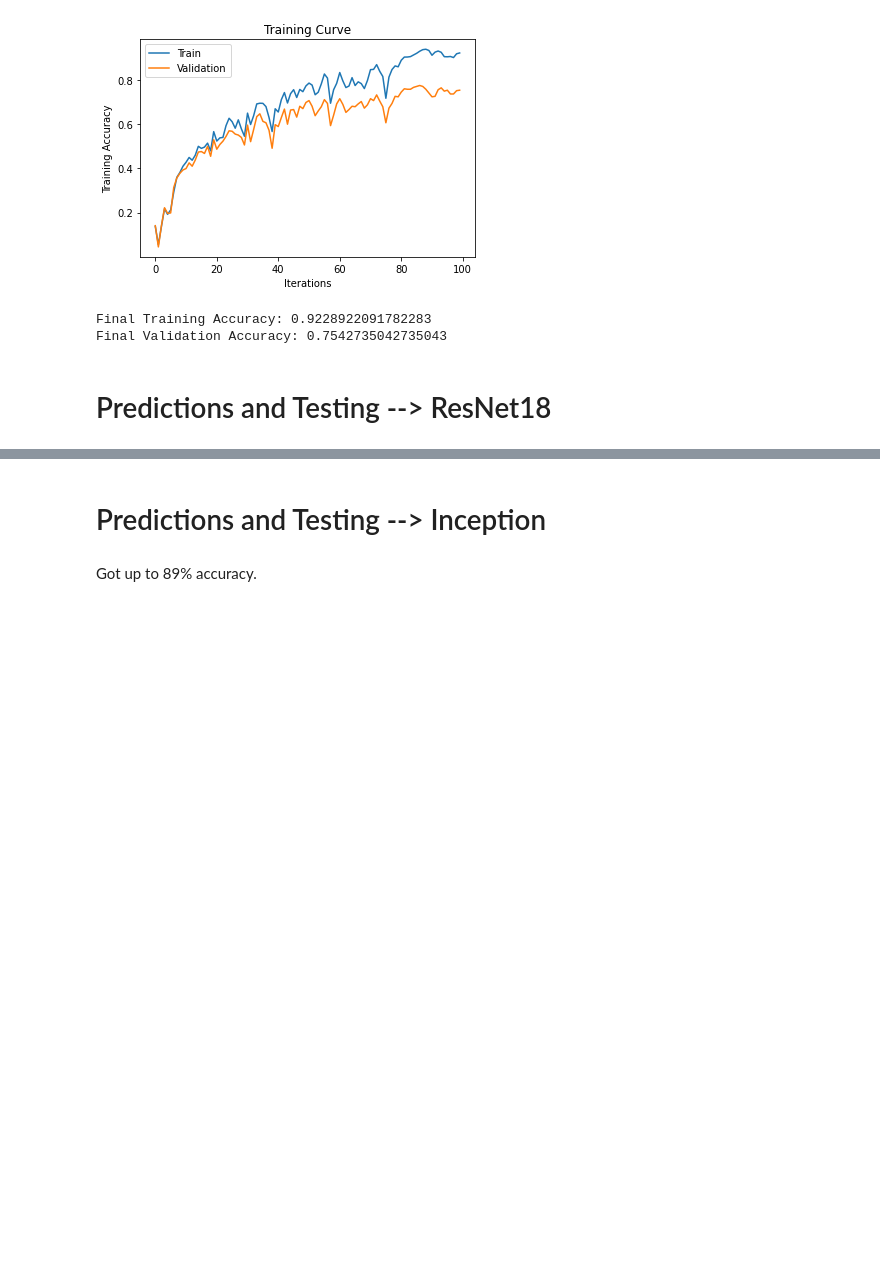
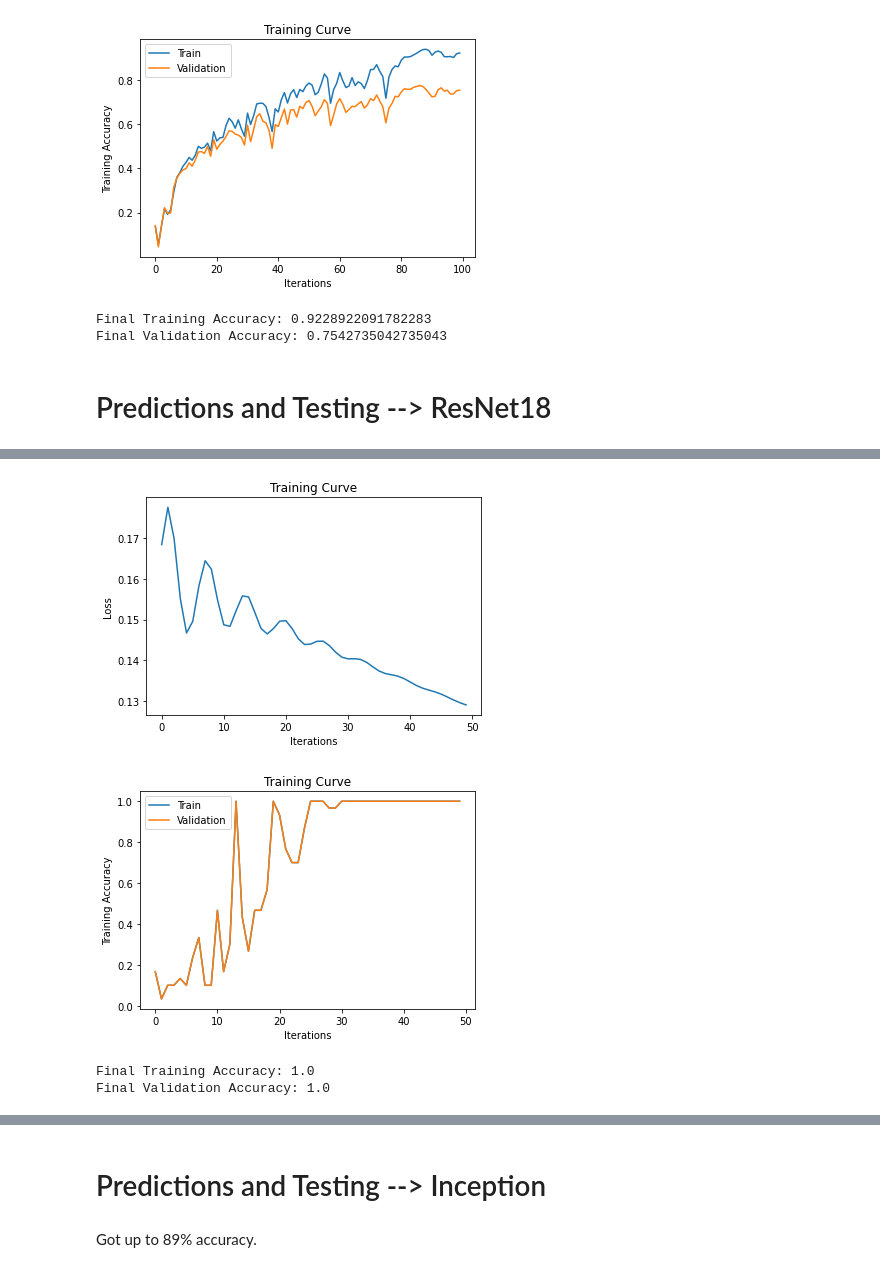
Before and after one commit to rozariot/Waste-Classification-Project, a Jupyter notebook: WasteClassificationProject.ipynb, the cells around one changed output, grey strips where cells are left out. Saved outputs shown, nothing was run; the diff lists cells and outputs as text; code cells hidden in the pictures; blank space fills up the shorter version.

```diff
--- a/WasteClassificationProject.ipynb
+++ b/WasteClassificationProject.ipynb
@@ -482,0 +571,24 @@ Final Validation Accuracy: 0.11538461538461539
+# %%
+# Save resnet152 features
+data_dir = '/root/datasets/ResNet152/'
+train_dir = data_dir + 'train/'
+val_dir = data_dir + 'val/'
+test_dir = data_dir + 'test/'
+tiny_dir = data_dir + 'tiny/'
+
+os.mkdir(data_dir)
+save_features(model, "ResNet152", tiny_set, tiny_dir, tiny_set.classes)
+save_features(model, "ResNet152", train_set, train_dir, train_set.classes)
+save_features(model, "ResNet152", val_set, val_dir, val_set.classes)
+save_features(model, "ResNet152", test_set, test_dir, test_set.classes)
+feature_tiny_set = torchvision.datasets.DatasetFolder(tiny_dir, loader=torch.load, extensions=('.pt'))
+feature_train_set = torchvision.datasets.DatasetFolder(train_dir, loader=torch.load, extensions=('.pt'))
+feature_val_set = torchvision.datasets.DatasetFolder(val_dir, loader=torch.load, extensions=('.pt'))
+feature_test_set = torchvision.datasets.DatasetFolder(test_dir, loader=torch.load, extensions=('.pt'))
+# %%
+#Testing if I can overfit with ResNet
+res152_overfit = Waste_Classifier_One_Linear_Layer(name="overfit_Res", hidden_size=2048*1*1)
+if use_cuda and torch.cuda.is_available():
+  res152_overfit = res152_overfit.cuda()
+train(res152_overfit, feature_tiny_set, feature_tiny_set, batch_size=15, num_epochs=50, learning_rate=0.005)
+# %% [output]
@@ -482,0 +612,4 @@ Final Validation Accuracy: 0.11538461538461539
+[figure, added]
+[figure, added]
+Final Training Accuracy: 1.0
+Final Validation Accuracy: 1.0
```
Also changed, not shown: parts of 15 cells of this notebook.
